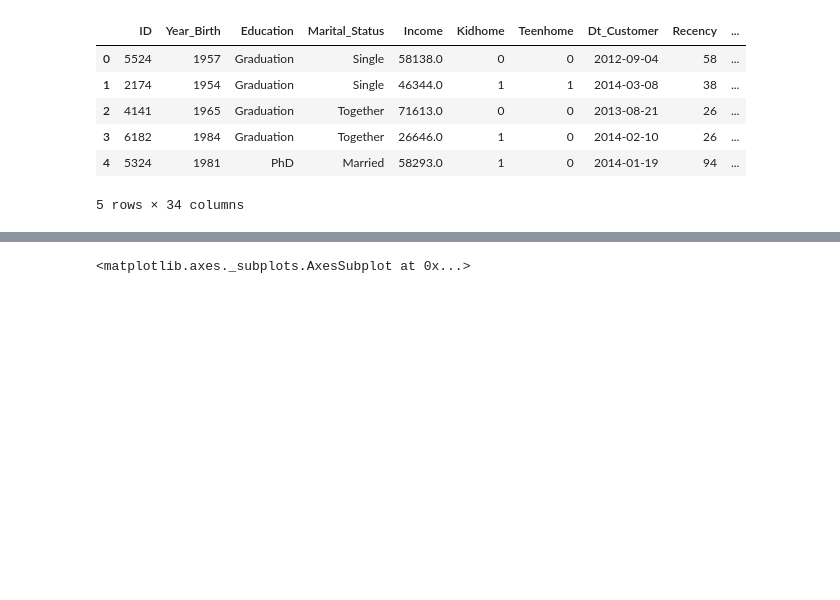
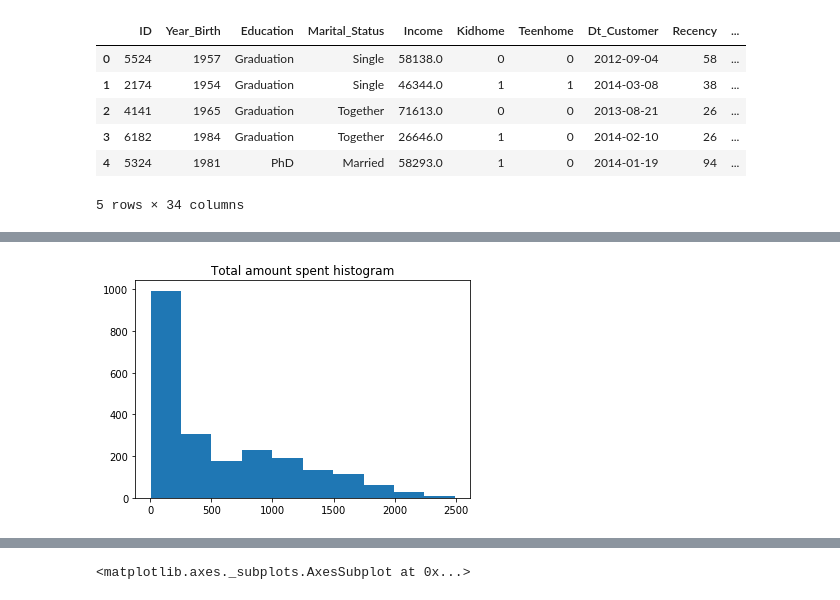
Before and after one commit to italosichi/ifood-data-business-analyst-test, a Jupyter notebook: ifood_analysis.ipynb, the cells around one changed output, grey strips where cells are left out. Drawn from its saved outputs; the diff is of its cells as text; code cells hidden in the pictures; blank space fills up the shorter version.

```diff
--- a/ifood_analysis.ipynb
+++ b/ifood_analysis.ipynb
@@ -118,0 +162,7 @@ df['']
+# %%
+plt.figure(figsize=(6,4))
+plt.hist(df['MntTotal'])
+plt.title('Total amount spent histogram')
+plt.show()
+# %% [output]
+[figure, added]
```
Also changed, not shown: parts of 31 cells of this notebook.
